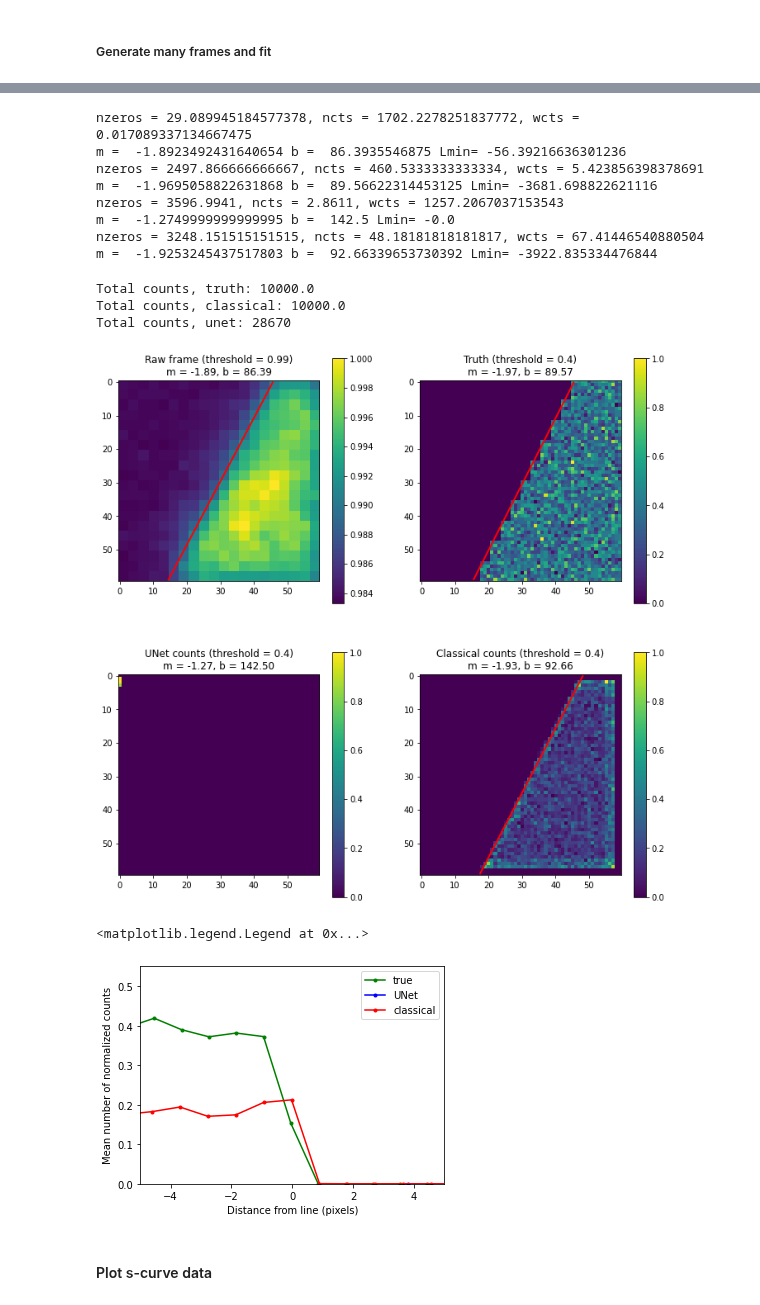
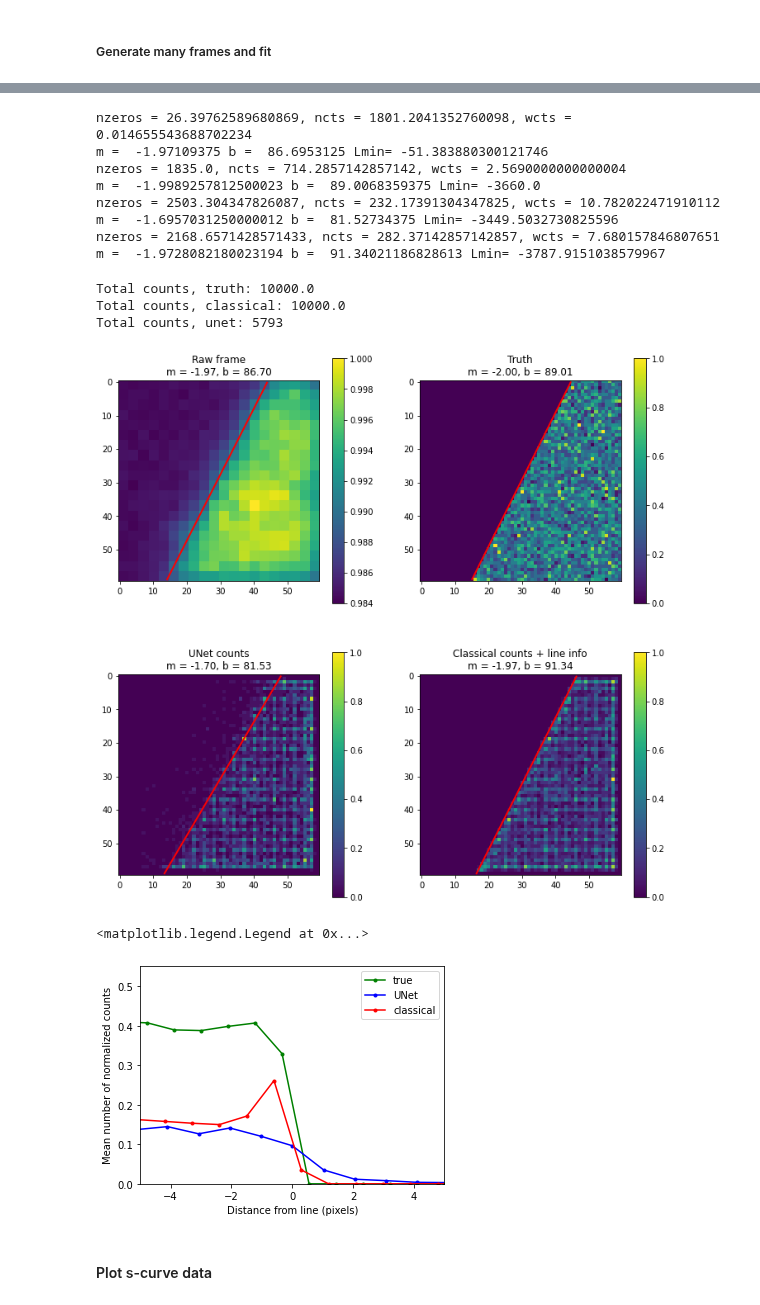
Before and after one commit to jerenner/emsim, a Jupyter notebook: emsim.ipynb, the cells around one changed output, grey strips where cells are left out. Cells and saved outputs as stored; diff of their text form; code cells hidden in the pictures.

```diff
--- a/emsim.ipynb
+++ b/emsim.ipynb
@@ -76,7 +77,7 @@ def fit_line(fit_img, th = 0.5, pct_rng = 0.2, nbins_hdist = 40):
         #print("Loss is:",-L,"with L1 =",L1,"L2 =",L2,"L3 =",L3,"L4 =",L4)
         return -L
 
-    initial_guess = [-1.5*nrows/ncols,2.0*nrows]
+    initial_guess = [-1.5*nrows/ncols,1.5*nrows]
     result = optimize.minimize(count_loss,initial_guess,method='Nelder-Mead',tol=1e-5)
     m,b = result.x
     Lmin = result.fun
@@ -99,7 +100,7 @@ def fit_line(fit_img, th = 0.5, pct_rng = 0.2, nbins_hdist = 40):
     return m,b,Lmin,mrng,Lrng_m,brng,Lrng_b,hfinal,bcenters
 # %%
 # Create some number of events and count them.
-th_unet = 0.1
+th_unet = 0.5
 th_classical = 825/4.
 evts = np.arange(0,10000)
 l_frames, l_labels, l_ct_unet, l_ct_classical = [], [], [], []
@@ -163,20 +164,20 @@ ct_classical = np.sum(l_ct_classical,axis=0)
 99% done
 # %%
 raw_th = 0.99
-ct_th = 0.4
+ct_th = 0.05
 m_frame,b_frame,Lmin_frame,mrng_frame,Lrng_m_frame,brng_frame,Lrng_b_frame,hdist_frame,bcenters_frame = fit_line(frame,th=raw_th)
 m_label,b_label,Lmin_label,mrng_label,Lrng_m_label,brng_label,Lrng_b_label,hdist_label,bcenters_label = fit_line(label,th=ct_th)
 m_unet,b_unet,Lmin_unet,mrng_unet,Lrng_m_unet,brng_unet,Lrng_b_unet,hdist_unet,bcenters_unet = fit_line(ct_unet,th=ct_th)
 m_classical,b_classical,Lmin_classical,mrng_classical,Lrng_m_classical,brng_classical,Lrng_b_classical,hdist_classical,bcenters_classical = fit_line(ct_classical,th=ct_th)
 # %% [output]
-nzeros = 29.089945184577378, ncts = 1702.2278251837772, wcts = 0.017089337134667475
-m =  -1.8923492431640654 b =  86.3935546875 Lmin= -56.39216636301236
-nzeros = 2497.866666666667, ncts = 460.5333333333334, wcts = 5.423856398378691
-m =  -1.9695058822631868 b =  89.56622314453125 Lmin= -3681.698822621116
-nzeros = 3596.9941, ncts = 2.8611, wcts = 1257.2067037153543
-m =  -1.2749999999999995 b =  142.5 Lmin= -0.0
-nzeros = 3248.151515151515, ncts = 48.18181818181817, wcts = 67.41446540880504
-m =  -1.9253245437517803 b =  92.66339653730392 Lmin= -3922.835334476844
+nzeros = 26.39762589680869, ncts = 1801.2041352760098, wcts = 0.014655543688702234
+m =  -1.97109375 b =  86.6953125 Lmin= -51.383880300121746
+nzeros = 1835.0, ncts = 714.2857142857142, wcts = 2.5690000000000004
+m =  -1.9989257812500023 b =  89.0068359375 Lmin= -3660.0
+nzeros = 2503.304347826087, ncts = 232.17391304347825, wcts = 10.782022471910112
+m =  -1.6957031250000012 b =  81.52734375 Lmin= -3449.5032730825596
+nzeros = 2168.6571428571433, ncts = 282.37142857142857, wcts = 7.680157846807651
+m =  -1.9728082180023194 b =  91.34021186828613 Lmin= -3787.9151038579967
 # %%
 #frame,label = frameset[0]
 logscale = False
@@ -192,47 +193,52 @@ if(logscale):
     plt.imshow(np.log(frame))
     cbar = plt.colorbar()
     cbar.set_label("log(counts)")
-    plt.title("Raw frame (log counts, threshold = {})\nm = {:.2f}, b = {:.2f}".format(raw_th,m_frame,b_frame))
+    #plt.title("Raw frame (log counts, threshold = {})\nm = {:.2f}, b = {:.2f}".format(raw_th,m_frame,b_frame))
+    plt.title("Raw frame (log counts)\nm = {:.2f}, b = {:.2f}".format(m_frame,b_frame))
 else:
     plt.imshow(frame/np.max(frame))
     cbar = plt.colorbar()
-    plt.title("Raw frame (threshold = {})\nm = {:.2f}, b = {:.2f}".format(raw_th,m_frame,b_frame))
+    #plt.title("Raw frame (threshold = {})\nm = {:.2f}, b = {:.2f}".format(raw_th,m_frame,b_frame))
+    plt.title("Raw frame\nm = {:.2f}, b = {:.2f}".format(m_frame,b_frame))
 xfit = np.arange(0,ncols-1,0.1)
 yfit = m_frame*xfit + b_frame
 plt.plot(xfit[(yfit > 0) & (yfit < nrows-1)],yfit[(yfit > 0) & (yfit < nrows-1)],color='red',linewidth=2)
 
 ax2 = fig.add_subplot(222)
 plt.imshow(label/np.max(label))
-plt.title("Truth (threshold = {})\nm = {:.2f}, b = {:.2f}".format(ct_th,m_label,b_label))
+#plt.title("Truth (threshold = {})\nm = {:.2f}, b = {:.2f}".format(ct_th,m_label,b_label))
+plt.title("Truth\nm = {:.2f}, b = {:.2f}".format(m_label,b_label))
 plt.colorbar()
 xfit = np.arange(0,ncols-1,0.1)
 yfit = m_label*xfit + b_label
 plt.plot(xfit[(yfit > 0) & (yfit < nrows-1)],yfit[(yfit > 0) & (yfit < nrows-1)],color='red',linewidth=2)
 
 ax3 = fig.add_subplot(223)
 plt.imshow(ct_unet/np.max(ct_unet))
-plt.title("UNet counts (threshold = {})\nm = {:.2f}, b = {:.2f}".format(ct_th,m_unet,b_unet))
+#plt.title("UNet counts (threshold = {})\nm = {:.2f}, b = {:.2f}".format(ct_th,m_unet,b_unet))
+plt.title("UNet counts\nm = {:.2f}, b = {:.2f}".format(m_unet,b_unet))
 plt.colorbar()
 xfit = np.arange(0,ncols-1,0.1)
 yfit = m_unet*xfit + b_unet
 plt.plot(xfit[(yfit > 0) & (yfit < nrows-1)],yfit[(yfit > 0) & (yfit < nrows-1)],color='red',linewidth=2)
 
 ax4 = fig.add_subplot(224)
 plt.imshow(ct_classical/np.max(ct_classical))
-plt.title("Classical counts (threshold = {})\nm = {:.2f}, b = {:.2f}".format(ct_th,m_classical,b_classical))
+#plt.title("Classical counts + line info (threshold = {})\nm = {:.2f}, b = {:.2f}".format(ct_th,m_classical,b_classical))
+plt.title("Classical counts + line info\nm = {:.2f}, b = {:.2f}".format(m_classical,b_classical))
 plt.colorbar()
 xfit = np.arange(0,ncols-1,0.1)
 yfit = m_classical*xfit + b_classical
 plt.plot(xfit[(yfit > 0) & (yfit < nrows-1)],yfit[(yfit > 0) & (yfit < nrows-1)],color='red',linewidth=2)
 
 print("Total counts, truth:",np.sum(label))
 print("Total counts, classical:",np.sum(ct_classical))
 print("Total counts, unet:",np.sum(ct_unet))
 # %% [output]
 Total counts, truth: 10000.0
 Total counts, classical: 10000.0
-Total counts, unet: 28670
+Total counts, unet: 5793
-[figure, old version]
+[figure, new version]
 # %%
 fig = plt.figure()
 fig.set_figheight(4.0)
@@ -250,7 +256,7 @@ plt.ylabel("Mean number of normalized counts")
 plt.legend()
 # %% [output]
 <matplotlib.legend.Legend at 0x...>
-[figure, old version]
+[figure, new version]
 # %%
 # Save s-curve information.
 np.savez("scurve_edge_th08.npz", bcenters_label=bcenters_label, hdist_label=hdist_label,
```
Also changed, not shown: parts of 5 cells of this notebook, 1 other file.
